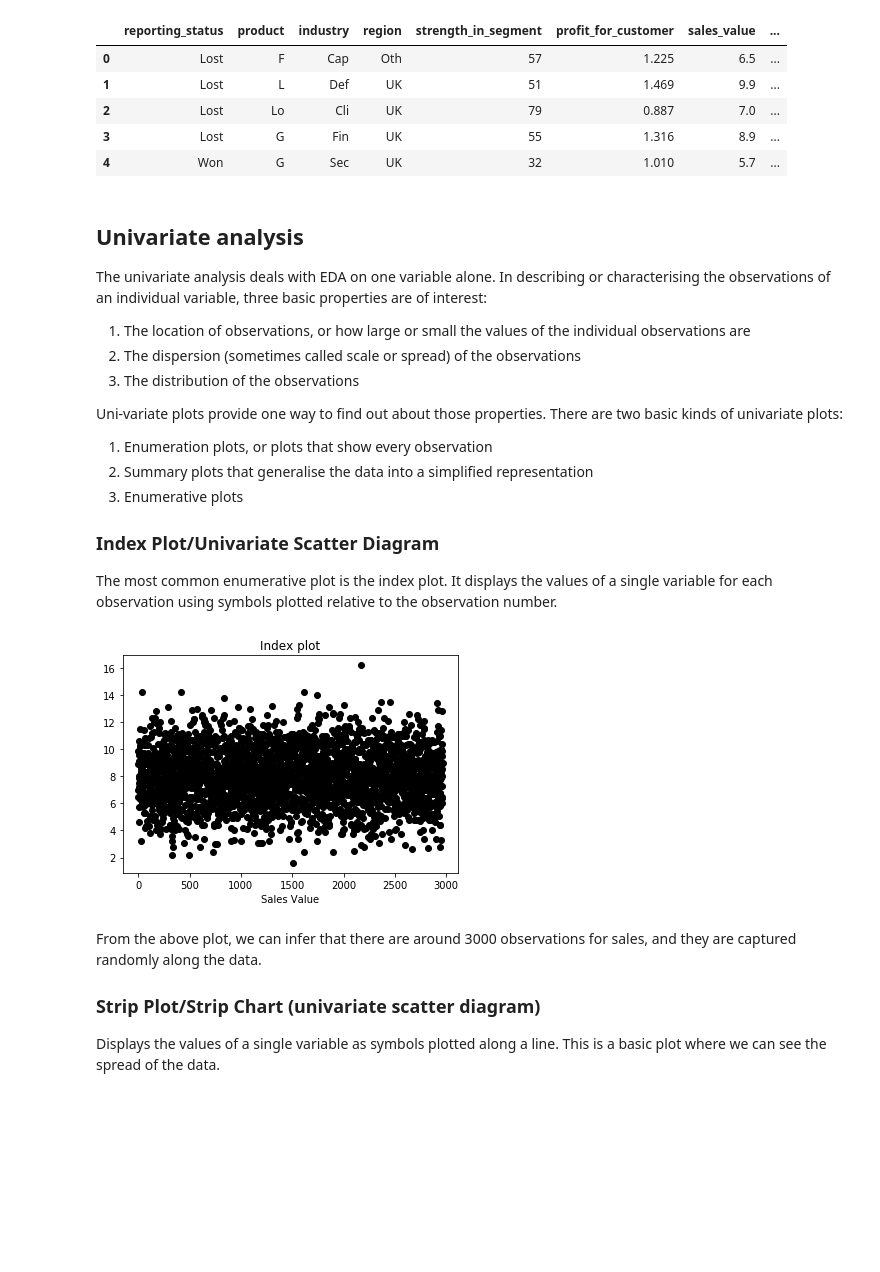
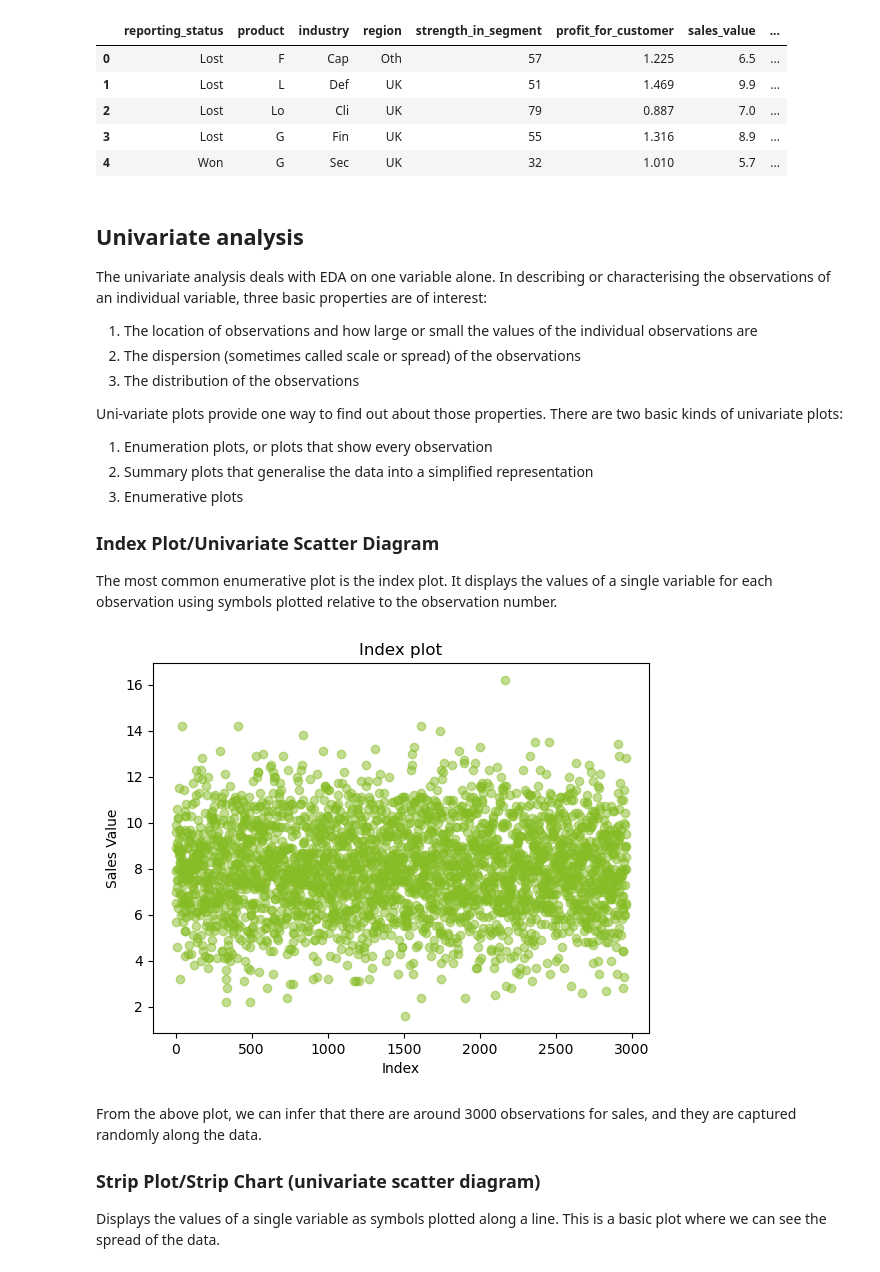
Before and after one commit to HarshaAsh/ClassificationModels, a Jupyter notebook: Basics/Data visualization part 1.ipynb, the cells around one changed output. Drawn from its saved outputs; the diff is of its cells as text; code cells hidden in the pictures; blank space fills up the shorter version.

Commit message:
Updated with latest code and colors

```diff
--- a/Basics/Data visualization part 1.ipynb
+++ b/Basics/Data visualization part 1.ipynb
@@ -35,7 +41,7 @@ df.head()
 # %% [markdown]
 ## Univariate analysis
 The univariate analysis deals with EDA on one variable alone. In describing or characterising the observations of an individual variable, three basic properties are of interest:
-1. The location of observations, or how large or small the values of the individual observations are
+1. The location of observations and how large or small the values of the individual observations are
 2. The dispersion (sometimes called scale or spread) of the observations
 3. The distribution of the observations
 
@@ -47,11 +53,12 @@ Uni-variate plots provide one way to find out about those properties. There are
 ### Index Plot/Univariate Scatter Diagram
 The most common enumerative plot is the index plot. It displays the values of a single variable for each observation using symbols plotted relative to the observation number.
 # %%
-plt.plot(df.sales_value, 'o', color='black')
+plt.plot(df.sales_value, 'o', color='#86BC25', alpha=0.5)
 plt.title("Index plot")
-plt.xlabel('Sales Value');
+plt.ylabel('Sales Value')
+plt.xlabel('Index');
 # %% [output]
-[figure, old version]
+[figure, new version]
 # %% [markdown]
 From the above plot, we can infer that there are around 3000 observations for sales, and they are captured randomly along the data.
 
```
Also changed, not shown: parts of 37 cells of this notebook.
